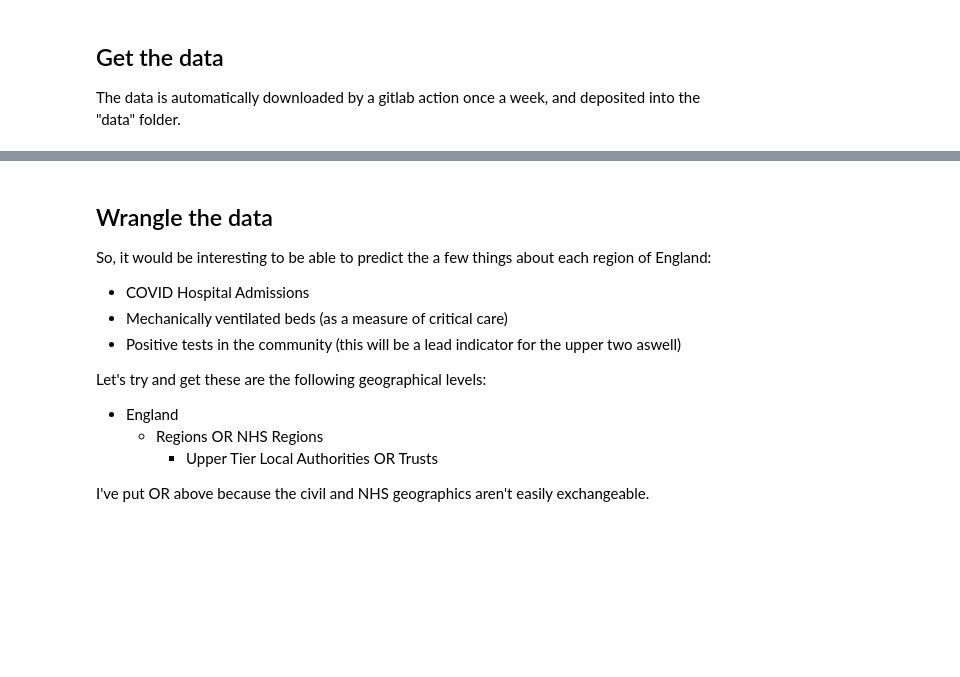
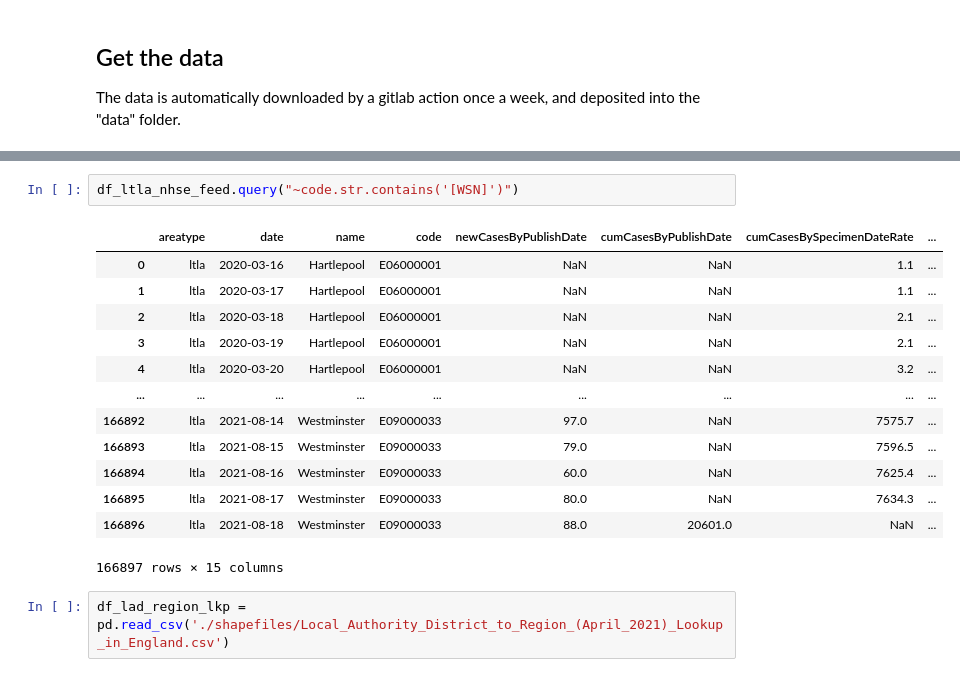
Before and after one commit to SamHollings/covid19_analysis, a Jupyter notebook: covid19_data_exploration.ipynb, the cells around one changed output, grey strips where cells are left out. Drawn from its saved outputs; the diff is of its cells as text; blank space fills up the shorter version.

```diff
--- a/covid19_data_exploration.ipynb
+++ b/covid19_data_exploration.ipynb
@@ -41,13 +25,18 @@ df_uk_wide_nhse_feed
-# %% [markdown]
-## Wrangle the data
-So, it would be interesting to be able to predict the a few things about each region of England:
-- COVID Hospital Admissions
-- Mechanically ventilated beds (as a measure of critical care)
-- Positive tests in the community (this will be a lead indicator for the upper two aswell)
-
-Let's try and get these are the following geographical levels:
-- England
-  - Regions OR NHS Regions
-    - Upper Tier Local Authorities OR Trusts
-
-I've put OR above because the civil and NHS geographics aren't easily exchangeable.
+# %%
+df_ltla_nhse_feed.query("~code.str.contains('[WSN]')")
+# %% [output]
+|  | areatype | date | name | code | newCasesByPublishDate | cumCasesByPublishDate | cumCasesBySpecimenDateRate | ... |
+| 0 | ltla | 2020-03-16 | Hartlepool | E06000001 | NaN | NaN | 1.1 | ... |
+| 1 | ltla | 2020-03-17 | Hartlepool | E06000001 | NaN | NaN | 1.1 | ... |
+| 2 | ltla | 2020-03-18 | Hartlepool | E06000001 | NaN | NaN | 2.1 | ... |
+| 3 | ltla | 2020-03-19 | Hartlepool | E06000001 | NaN | NaN | 2.1 | ... |
+| 4 | ltla | 2020-03-20 | Hartlepool | E06000001 | NaN | NaN | 3.2 | ... |
+| ... | ... | ... | ... | ... | ... | ... | ... | ... |
+| 166892 | ltla | 2021-08-14 | Westminster | E09000033 | 97.0 | NaN | 7575.7 | ... |
+| 166893 | ltla | 2021-08-15 | Westminster | E09000033 | 79.0 | NaN | 7596.5 | ... |
+| 166894 | ltla | 2021-08-16 | Westminster | E09000033 | 60.0 | NaN | 7625.4 | ... |
+| 166895 | ltla | 2021-08-17 | Westminster | E09000033 | 80.0 | NaN | 7634.3 | ... |
+| 166896 | ltla | 2021-08-18 | Westminster | E09000033 | 88.0 | 20601.0 | NaN | ... |
+166897 rows × 15 columns
+# %%
+df_lad_region_lkp = pd.read_csv('./shapefiles/Local_Authority_District_to_Region_(April_2021)_Lookup_in_England.csv')
```
Also changed, not shown: parts of 10 cells of this notebook.
